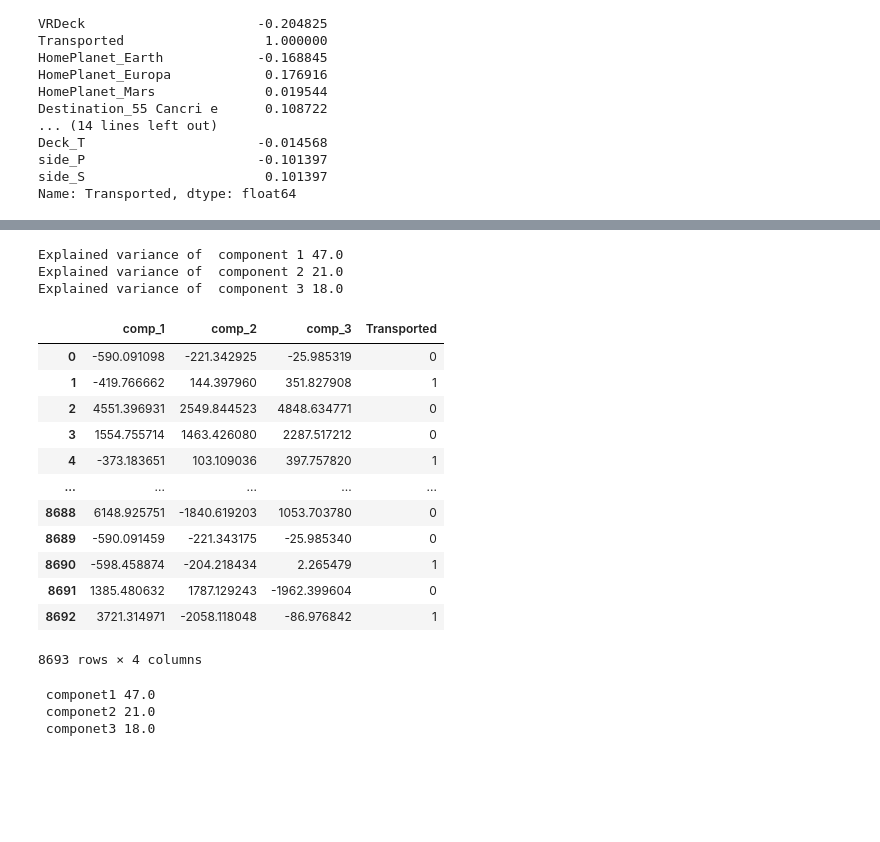
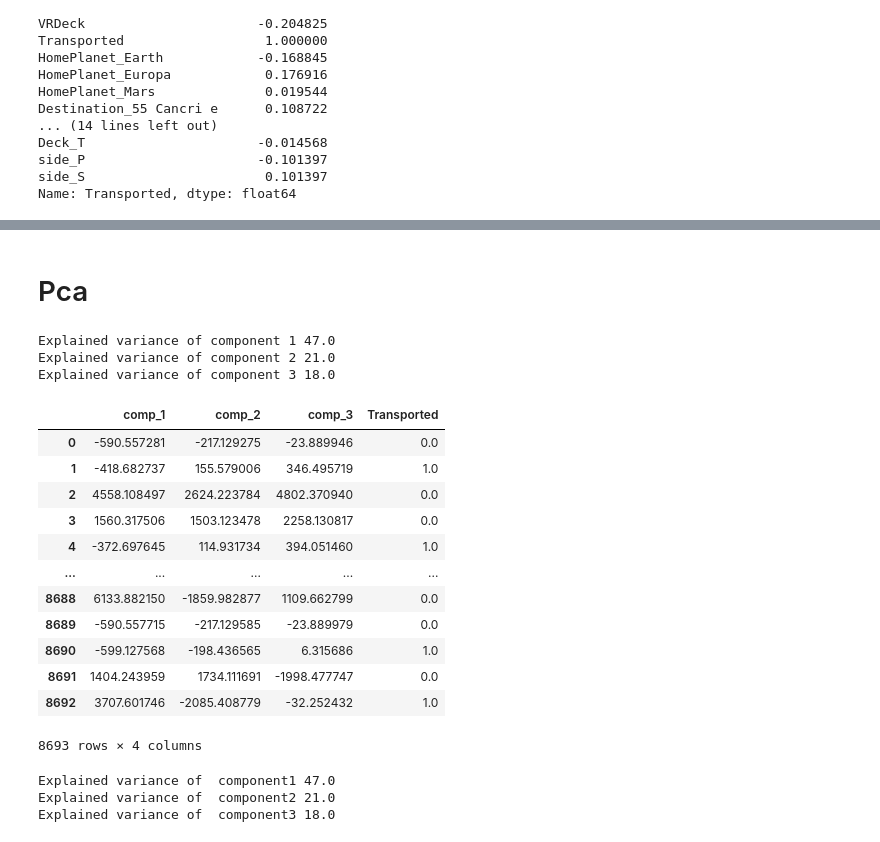
Before and after one commit to Research-method-group-3/Spaceship-Titanic, a Jupyter notebook: Group_3.ipynb, the cells around one changed output, grey strips where cells are left out. Drawn from its saved outputs; the diff is of its cells as text; code cells hidden in the pictures; blank space fills up the shorter version.

```diff
--- a/Group_3.ipynb
+++ b/Group_3.ipynb
@@ -207,0 +239,4 @@ df_clean1 = pd.get_dummies(df_clean, columns=object_column)
+# %%
+mice_imputer = IterativeImputer()
+df_column = df_clean1.columns
+X_imputed = mice_imputer.fit_transform(df_clean1)
@@ -207,0 +259,5 @@ df_clean1 = pd.get_dummies(df_clean, columns=object_column)
+# %%
+df_imputed = pd.DataFrame(X_imputed)
+df_imputed.columns = df_column
+df_imputed.head()
+df_imputed.info()
@@ -246,0 +309,5 @@ for col in df_clean1.columns:
+# %%
+from sklearn.cluster import KMeans
+
+kmeans = KMeans(n_clusters=2, random_state=42, n_init="auto").fit(df_imputed.drop('Transported', axis=1))
+y = kmeans.labels_
@@ -246,0 +329,2 @@ for col in df_clean1.columns:
+# %%
+df_imputed['knn_class'] = pd.Series(y)
@@ -247,8 +347,10 @@ for col in df_clean1.columns:
+# %% [markdown]
+# Pca
 # %%
 #visualise dataset in 3d space with pca
 
-X = df_clean1.drop('Transported', axis=1)
-y = df_clean1['Transported']
+X = df_imputed.drop('Transported', axis=1)
+y = df_imputed['Transported']
 
 n_components = 3
 pca  = PCA(n_components=n_components)
@@ -272,15 +374,15 @@ Explained variance of  component 3 18.0
 |  | comp_1 | comp_2 | comp_3 | Transported |
-| 0 | -590.091098 | -221.342925 | -25.985319 | 0 |
-| 1 | -419.766662 | 144.397960 | 351.827908 | 1 |
-| 2 | 4551.396931 | 2549.844523 | 4848.634771 | 0 |
-| 3 | 1554.755714 | 1463.426080 | 2287.517212 | 0 |
-| 4 | -373.183651 | 103.109036 | 397.757820 | 1 |
+| 0 | -590.557281 | -217.129275 | -23.889946 | 0.0 |
+| 1 | -418.682737 | 155.579006 | 346.495719 | 1.0 |
+| 2 | 4558.108497 | 2624.223784 | 4802.370940 | 0.0 |
+| 3 | 1560.317506 | 1503.123478 | 2258.130817 | 0.0 |
+| 4 | -372.697645 | 114.931734 | 394.051460 | 1.0 |
 | ... | ... | ... | ... | ... |
-| 8688 | 6148.925751 | -1840.619203 | 1053.703780 | 0 |
-| 8689 | -590.091459 | -221.343175 | -25.985340 | 0 |
-| 8690 | -598.458874 | -204.218434 | 2.265479 | 1 |
-| 8691 | 1385.480632 | 1787.129243 | -1962.399604 | 0 |
-| 8692 | 3721.314971 | -2058.118048 | -86.976842 | 1 |
+| 8688 | 6133.882150 | -1859.982877 | 1109.662799 | 0.0 |
+| 8689 | -590.557715 | -217.129585 | -23.889979 | 0.0 |
+| 8690 | -599.127568 | -198.436565 | 6.315686 | 1.0 |
+| 8691 | 1404.243959 | 1734.111691 | -1998.477747 | 0.0 |
+| 8692 | 3707.601746 | -2085.408779 | -32.252432 | 1.0 |
 8693 rows × 4 columns
 # %%
 a = pca.explained_variance_ratio_
@@ -289,9 +391,9 @@ for i in a:
   print(f'Explained variance of  component{n} {i.round(2)*100}')
   n+=1
 # %% [output]
- componet1 47.0
- componet2 21.0
- componet3 18.0
+Explained variance of  component1 47.0
+Explained variance of  component2 21.0
+Explained variance of  component3 18.0
 # %%
 fig = px.scatter_3d(df_pca, x='comp_1', y='comp_2', z='comp_3', color='Transported', title='visualisation of Dataset in 3d space')
 fig.show()
```
Also changed, not shown: parts of 31 cells of this notebook.
